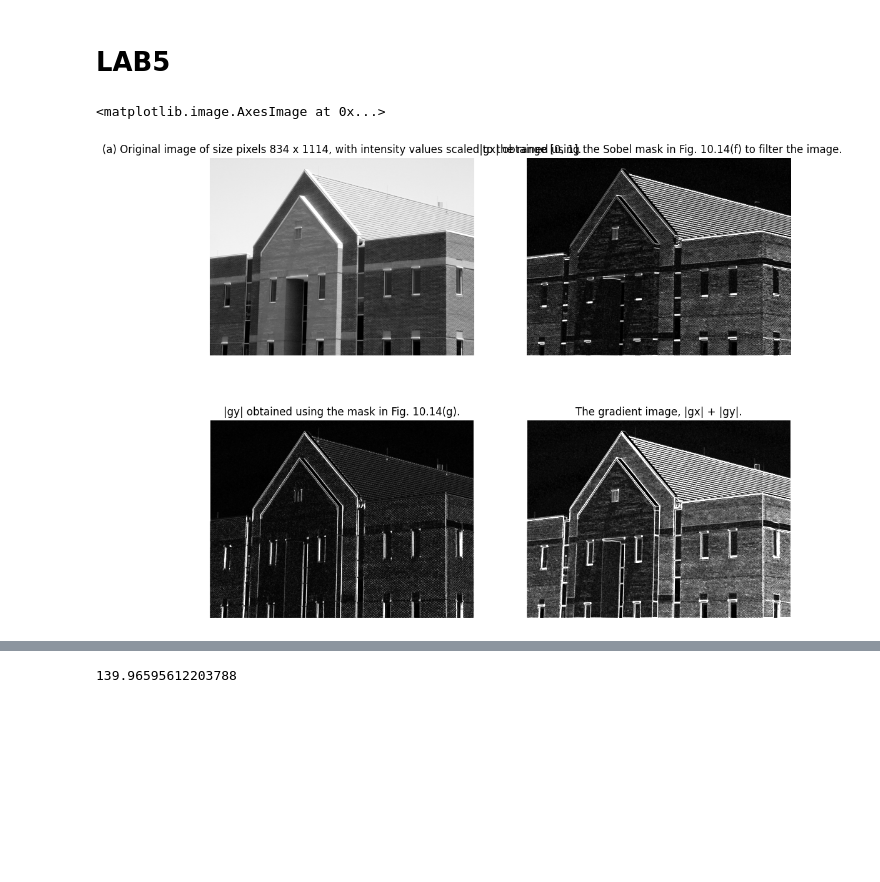
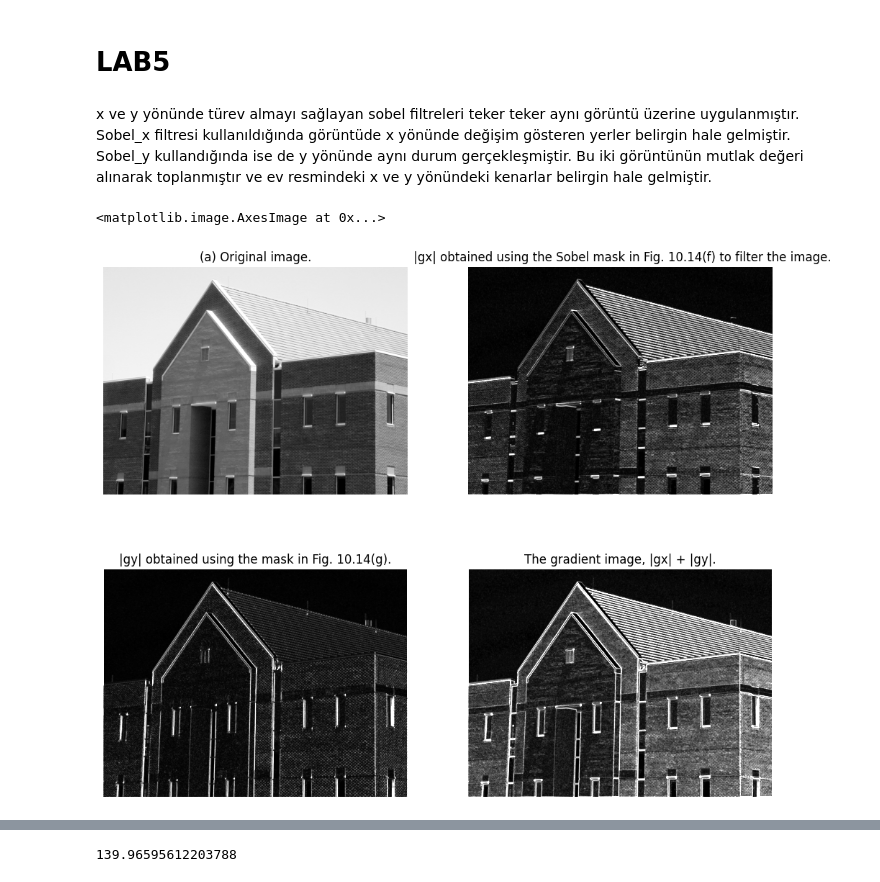
Before and after one commit to beyzanrcam/Image_Processing, a Jupyter notebook: LAB05/210102002037_BEYZANUR_CAM_LAB5.ipynb, the cells around one changed output, grey strips where cells are left out. Drawn from its saved outputs; the diff is of its cells as text; code cells hidden in the pictures; blank space fills up the shorter version.

```diff
--- a/LAB05/210102002037_BEYZANUR_CAM_LAB5.ipynb
+++ b/LAB05/210102002037_BEYZANUR_CAM_LAB5.ipynb
@@ -175,3 +204,5 @@ class PGMImage:
+# %% [markdown]
+x ve y yönünde türev almayı sağlayan sobel filtreleri teker teker aynı görüntü üzerine uygulanmıştır. Sobel_x filtresi kullanıldığında görüntüde x yönünde değişim gösteren yerler belirgin hale gelmiştir. Sobel_y kullandığında ise de y yönünde aynı durum gerçekleşmiştir. Bu iki görüntünün mutlak değeri alınarak toplanmıştır ve ev resmindeki x ve y yönündeki kenarlar belirgin hale gelmiştir.
 # %%
 image = PGMImage('Fig1016(a)(building_original).pgm')
 
@@ -183,32 +214,32 @@ sobel_y = np.array( [[-1, 0, 1],
                      [-2, 0, 2],
                      [-1, 0, 1]])
 
 gx = image.myImageCorrelation(sobel_x)
 gy = image.myImageCorrelation(sobel_y)
 
 g = np.abs(gx) + np.abs(gy)
 
 plt.figure(figsize=(12, 10))
 
 plt.subplot(2, 2, 1)
-plt.title("(a) Original image of size pixels 834 x 1114, with intensity values scaled to the range [0, 1].")
+plt.title("(a) Original image.")
 plt.axis('off')
 plt.imshow(image.pixels_2d, cmap="gray", vmin=0, vmax=255)
 
 plt.subplot(2, 2, 2)
 plt.title(" |gx| obtained using the Sobel mask in Fig. 10.14(f) to filter the image.")
 plt.axis('off')
 plt.imshow(np.abs(gx), cmap="gray", vmin=0, vmax=255)
 
 plt.subplot(2, 2, 3)
 plt.title("|gy| obtained using the mask in Fig. 10.14(g).")
 plt.axis('off')
 plt.imshow(np.abs(gy), cmap="gray", vmin=0, vmax=255)
 
 plt.subplot(2, 2, 4)
 plt.title("The gradient image, |gx| + |gy|.")
 plt.axis('off')
 plt.imshow(g, cmap="gray", vmin=0, vmax=255)
 # %% [output]
 <matplotlib.image.AxesImage at 0x...>
-[figure, old version]
+[figure, new version]
```
Also changed, not shown: parts of 6 cells of this notebook.
